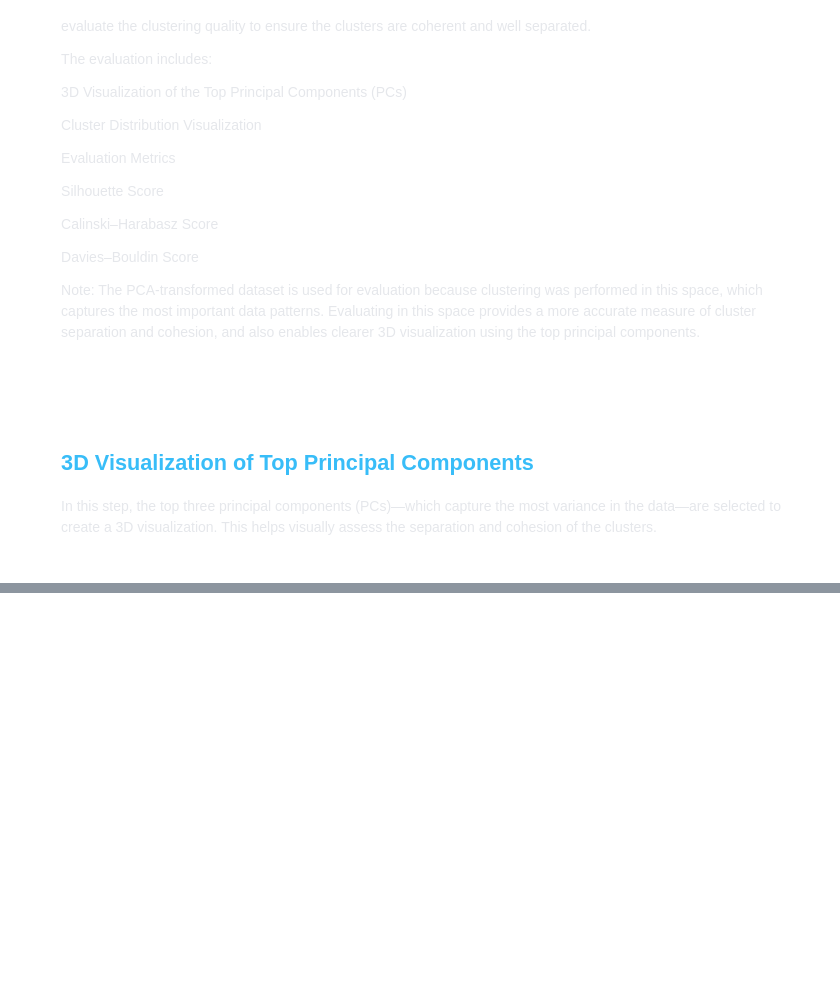
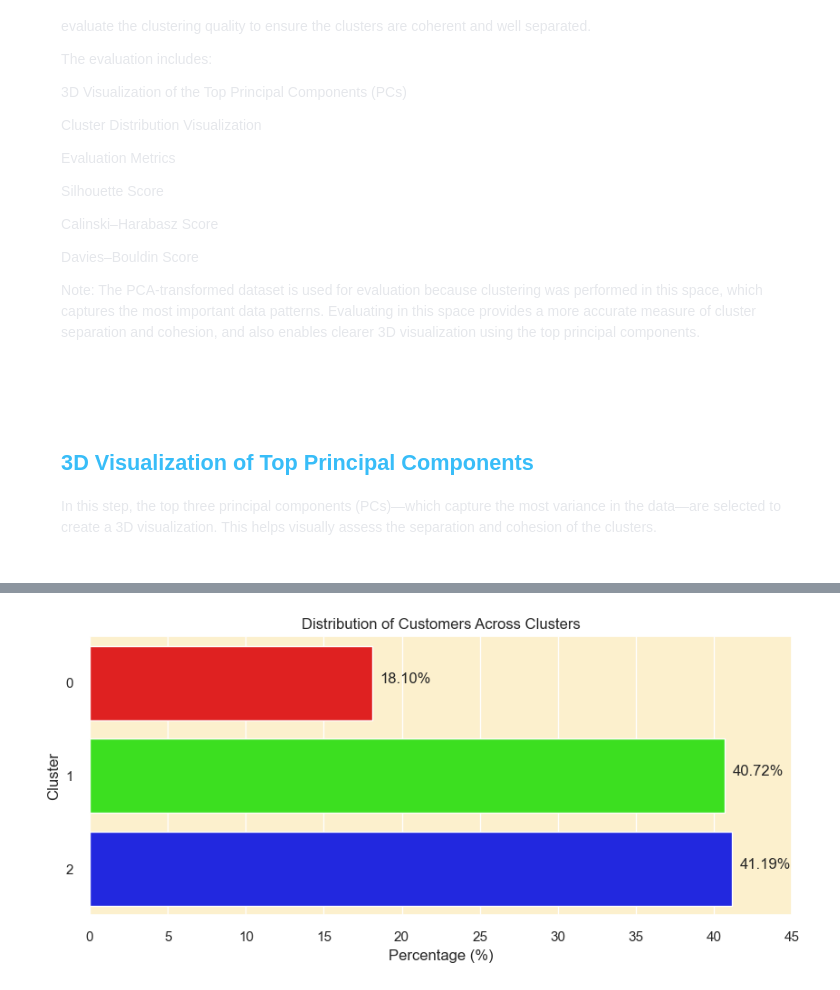
Before and after one commit to jossycm17/Recommendation-system, a Jupyter notebook: Recommendation_System.ipynb, the cells around one changed output, grey strips where cells are left out. Saved outputs shown, nothing was run; the diff lists cells and outputs as text; code cells hidden in the pictures; blank space fills up the shorter version.

Commit message:
3D visualization, radar chart,

```diff
--- a/Recommendation_System.ipynb
+++ b/Recommendation_System.ipynb
@@ -2968,0 +3015,34 @@ cluster2 = customer_data_pca[customer_data_pca["cluster"] == 2]
+# %%
+# Calculate cluster percentages
+cluster_percentage = (
+    customer_data_pca['cluster']
+    .value_counts(normalize=True)
+    .mul(100)
+    .reset_index()
+)
+
+cluster_percentage.columns = ['Cluster', 'Percentage']
+cluster_percentage = cluster_percentage.sort_values('Cluster')
+
+# Plot
+plt.figure(figsize=(10, 4))
+sns.barplot(
+    x='Percentage',
+    y='Cluster',
+    data=cluster_percentage,
+    orient='h',
+    palette=colors
+)
+
+# Add labels on bars
+for i, value in enumerate(cluster_percentage['Percentage']):
+    plt.text(value + 0.5, i, f'{value:.2f}%')
+
+# Labels and title
+plt.title('Distribution of Customers Across Clusters')
+plt.xlabel('Percentage (%)')
+plt.xticks(np.arange(0, 50, 5))
+
+plt.show()
+# %% [output]
+[figure, added]
```
Also changed, not shown: parts of 16 cells of this notebook.
